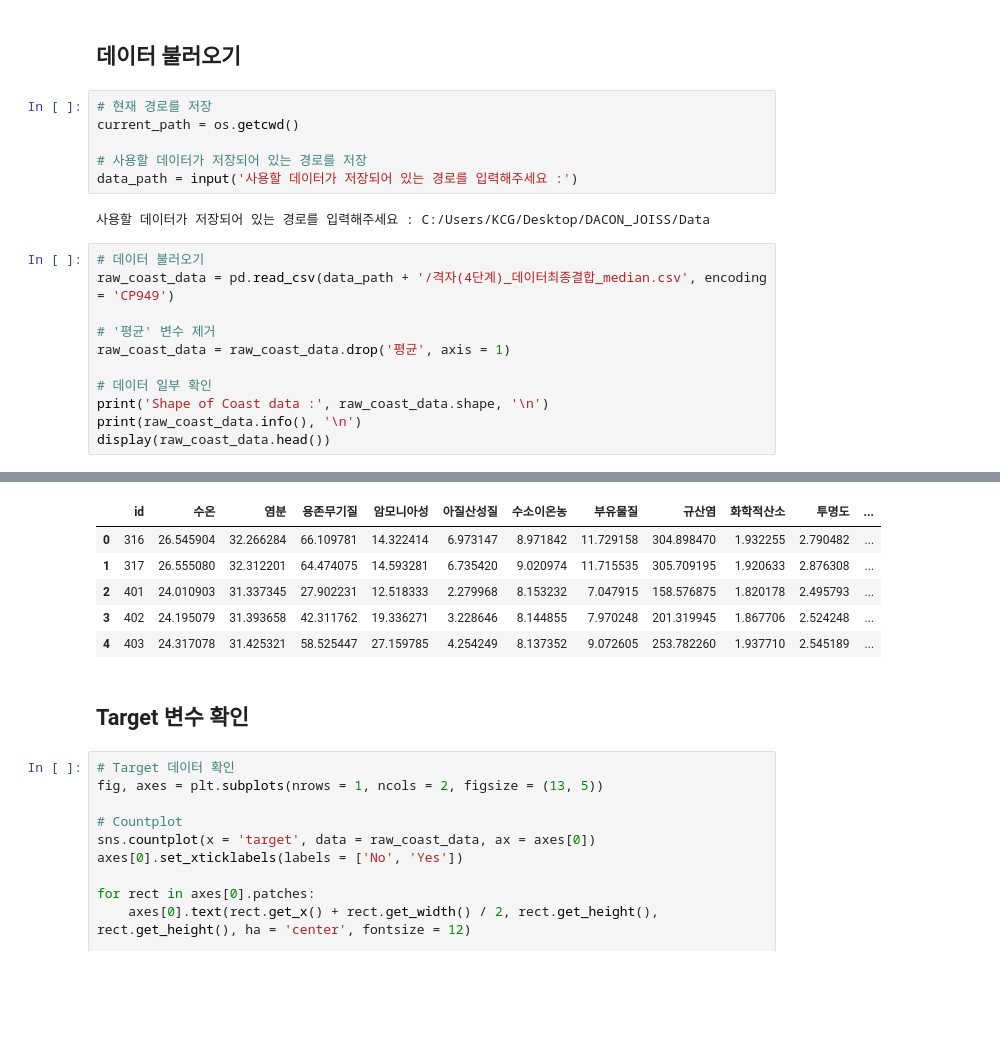
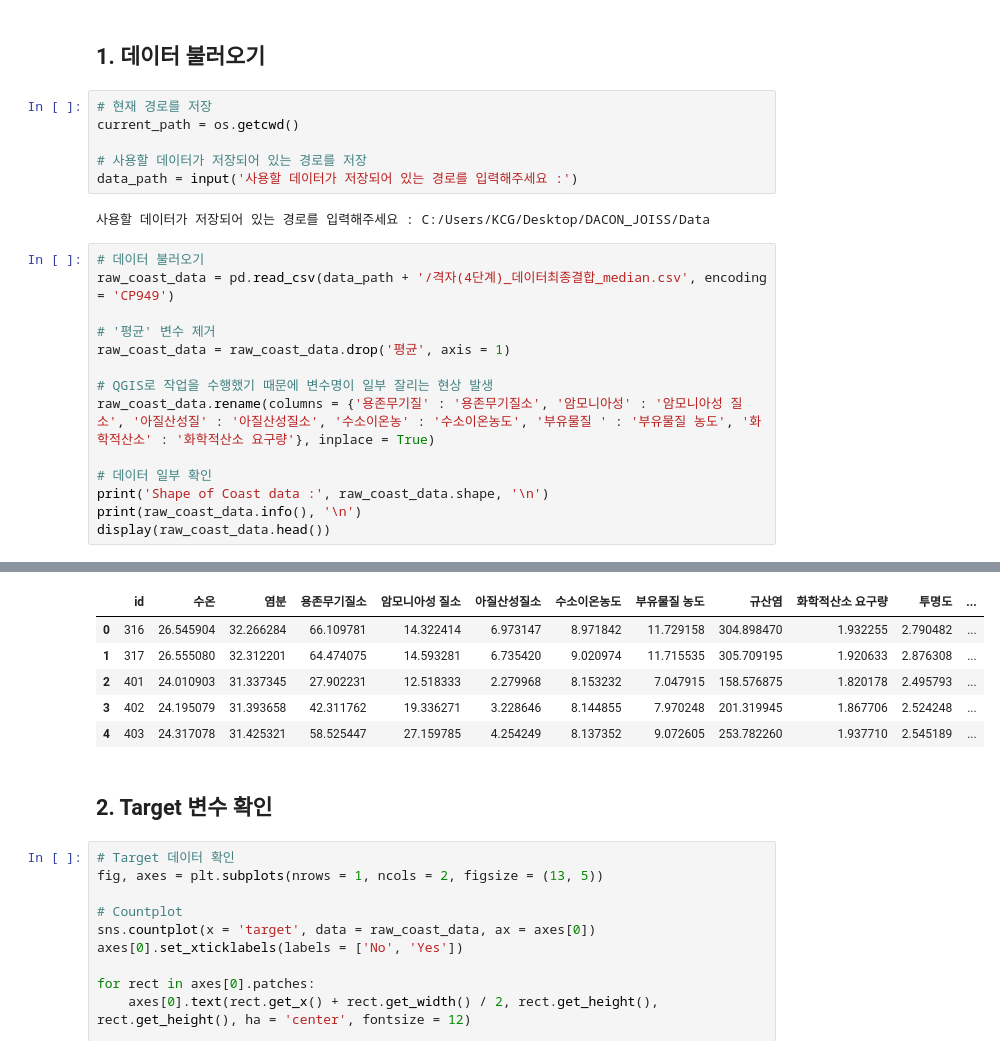
Before and after one commit to Koo-BM/DACON-JOISS, a Jupyter notebook: Python Code/Untitled.ipynb, the cells around one changed output, grey strips where cells are left out. Drawn from its saved outputs; the diff is of its cells as text; blank space fills up the shorter version.

```diff
--- a/Python Code/Untitled.ipynb
+++ b/Python Code/Untitled.ipynb
@@ -28,5 +35,5 @@ from pycaret.classification import *
 # %% [markdown]
-## 데이터 불러오기
+## 1. 데이터 불러오기
 # %%
 # 현재 경로를 저장
 current_path = os.getcwd()
@@ -42,6 +49,9 @@ raw_coast_data = pd.read_csv(data_path + '/격자(4단계)_데이터최종결합
 # '평균' 변수 제거
 raw_coast_data = raw_coast_data.drop('평균', axis = 1)
 
+# QGIS로 작업을 수행했기 때문에 변수명이 일부 잘리는 현상 발생
+raw_coast_data.rename(columns = {'용존무기질' : '용존무기질소', '암모니아성' : '암모니아성 질소', '아질산성질' : '아질산성질소', '수소이온농' : '수소이온농도', '부유물질 ' : '부유물질 농도', '화학적산소' : '화학적산소 요구량'}, inplace = True)
+
 # 데이터 일부 확인
 print('Shape of Coast data :', raw_coast_data.shape, '\n')
 print(raw_coast_data.info(), '\n')
@@ -64,14 +74,14 @@ Data columns (total 31 columns):
 dtypes: float64(27), int64(4)
 memory usage: 338.9 KB
 None
-|  | id | 수온 | 염분 | 용존무기질 | 암모니아성 | 아질산성질 | 수소이온농 | 부유물질 | 규산염 | 화학적산소 | 투명도 | ... |
+|  | id | 수온 | 염분 | 용존무기질소 | 암모니아성 질소 | 아질산성질소 | 수소이온농도 | 부유물질 농도 | 규산염 | 화학적산소 요구량 | 투명도 | ... |
 | 0 | 316 | 26.545904 | 32.266284 | 66.109781 | 14.322414 | 6.973147 | 8.971842 | 11.729158 | 304.898470 | 1.932255 | 2.790482 | ... |
 | 1 | 317 | 26.555080 | 32.312201 | 64.474075 | 14.593281 | 6.735420 | 9.020974 | 11.715535 | 305.709195 | 1.920633 | 2.876308 | ... |
 | 2 | 401 | 24.010903 | 31.337345 | 27.902231 | 12.518333 | 2.279968 | 8.153232 | 7.047915 | 158.576875 | 1.820178 | 2.495793 | ... |
 | 3 | 402 | 24.195079 | 31.393658 | 42.311762 | 19.336271 | 3.228646 | 8.144855 | 7.970248 | 201.319945 | 1.867706 | 2.524248 | ... |
 | 4 | 403 | 24.317078 | 31.425321 | 58.525447 | 27.159785 | 4.254249 | 8.137352 | 9.072605 | 253.782260 | 1.937710 | 2.545189 | ... |
 # %% [markdown]
-## Target 변수 확인
+## 2. Target 변수 확인
 # %%
 # Target 데이터 확인
 fig, axes = plt.subplots(nrows = 1, ncols = 2, figsize = (13, 5))
```
Also changed, not shown: parts of 91 cells of this notebook, 1 other file.
